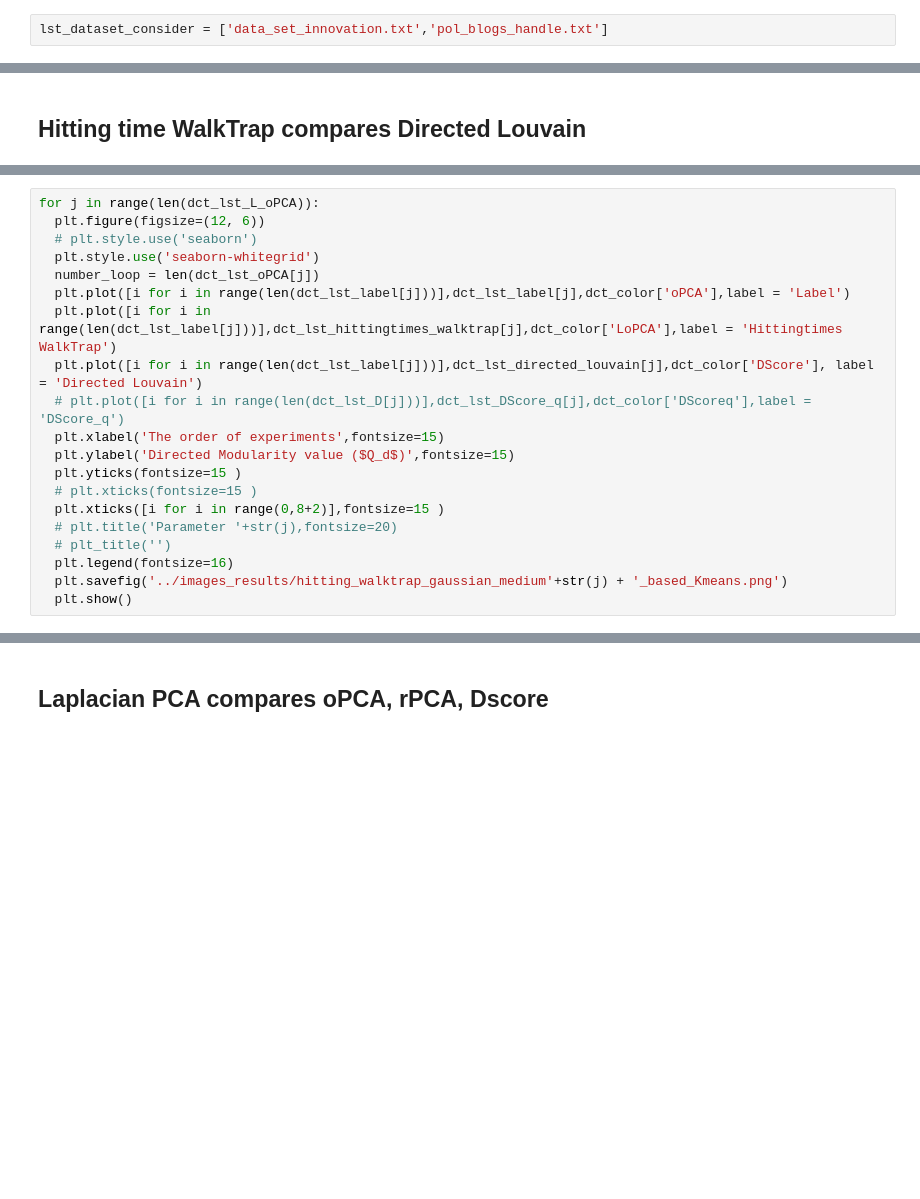
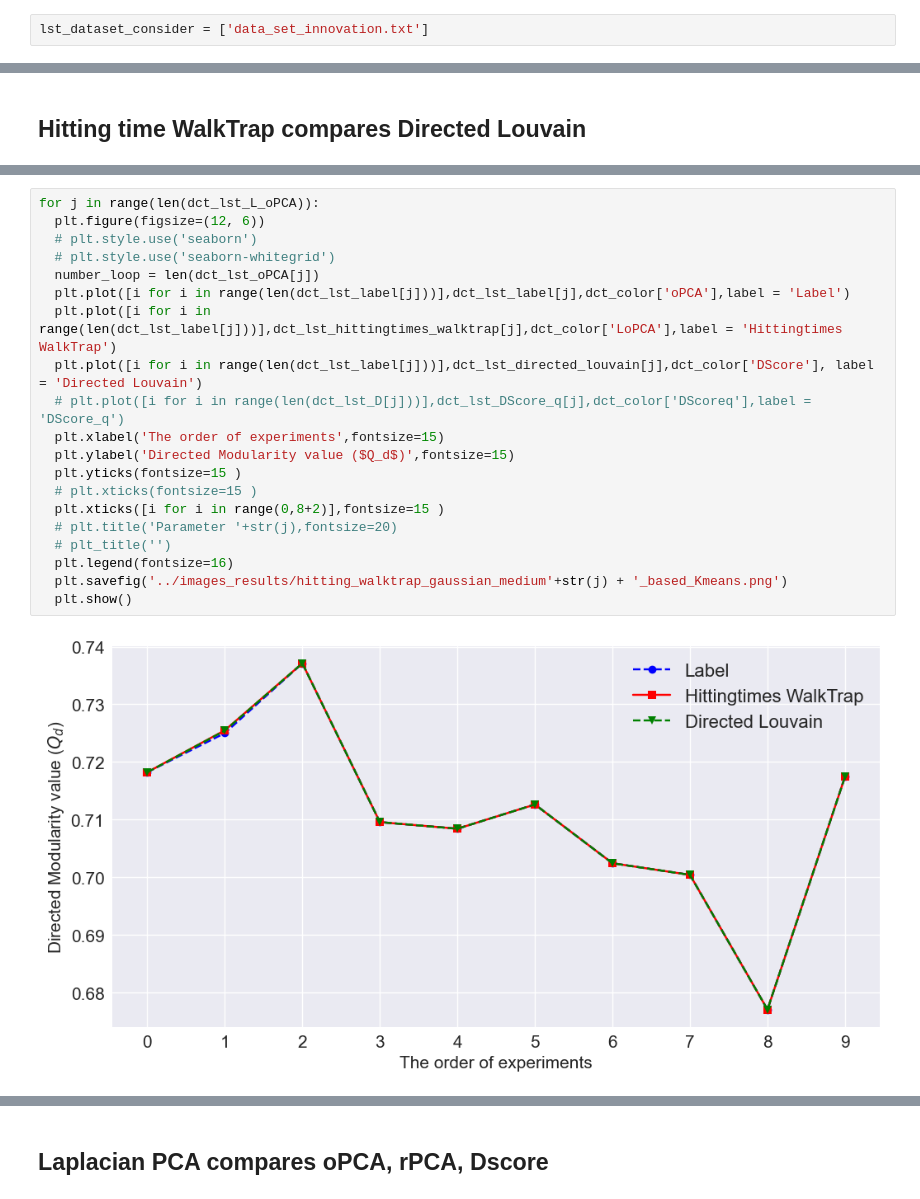
Before and after one commit to Dat-DangTien/Community-Detection-NLPCA-HittingWalkTrap-Spectral, a Jupyter notebook: Code/AutoComparison_all_algs_directed_graph.ipynb, the cells around one changed output, grey strips where cells are left out. Drawn from its saved outputs; the diff is of its cells as text; blank space fills up the shorter version.

```diff
--- a/Code/AutoComparison_all_algs_directed_graph.ipynb
+++ b/Code/AutoComparison_all_algs_directed_graph.ipynb
@@ -1362,7 +1362,7 @@ dct_lst_hittingtimes_walktrap = {}
 dct_lst_directed_louvain[0] = []
 dct_lst_hittingtimes_walktrap[0] = []
 # %%
-lst_dataset_consider = ['data_set_innovation.txt','pol_blogs_handle.txt']
+lst_dataset_consider = ['data_set_innovation.txt']
 # %%
 for index_dataset in range(len(lst_dataset_consider)):
   link_data = link_source + lst_dataset_consider[index_dataset]
@@ -1510,20 +1528,22 @@ for i in range(len(lst_number_nodes)):
 # %%
 for j in range(len(dct_lst_L_oPCA)):
   plt.figure(figsize=(12, 6))
   # plt.style.use('seaborn')
-  plt.style.use('seaborn-whitegrid')
+  # plt.style.use('seaborn-whitegrid')
   number_loop = len(dct_lst_oPCA[j])
   plt.plot([i for i in range(len(dct_lst_label[j]))],dct_lst_label[j],dct_color['oPCA'],label = 'Label')
   plt.plot([i for i in range(len(dct_lst_label[j]))],dct_lst_hittingtimes_walktrap[j],dct_color['LoPCA'],label = 'Hittingtimes WalkTrap')
   plt.plot([i for i in range(len(dct_lst_label[j]))],dct_lst_directed_louvain[j],dct_color['DScore'], label = 'Directed Louvain')
   # plt.plot([i for i in range(len(dct_lst_D[j]))],dct_lst_DScore_q[j],dct_color['DScoreq'],label = 'DScore_q')
   plt.xlabel('The order of experiments',fontsize=15)
   plt.ylabel('Directed Modularity value ($Q_d$)',fontsize=15)
   plt.yticks(fontsize=15 )
   # plt.xticks(fontsize=15 )
   plt.xticks([i for i in range(0,8+2)],fontsize=15 )
   # plt.title('Parameter '+str(j),fontsize=20)
   # plt_title('')
   plt.legend(fontsize=16)
   plt.savefig('../images_results/hitting_walktrap_gaussian_medium'+str(j) + '_based_Kmeans.png')
   plt.show()
+# %% [output]
+[figure, added]
```
Also changed, not shown: parts of 5 cells of this notebook, 10 other files.
